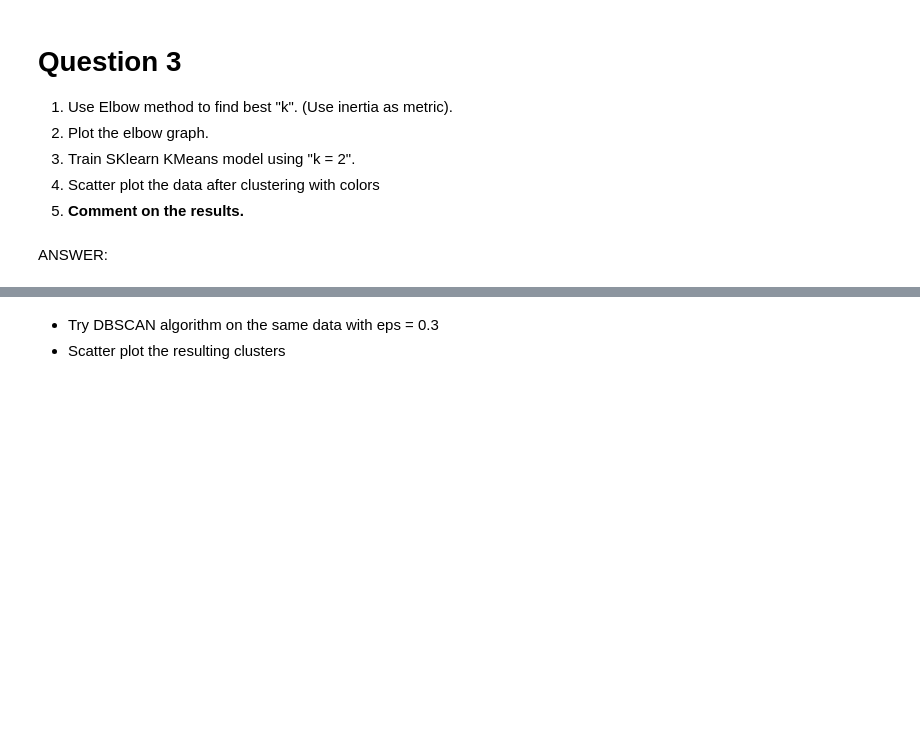
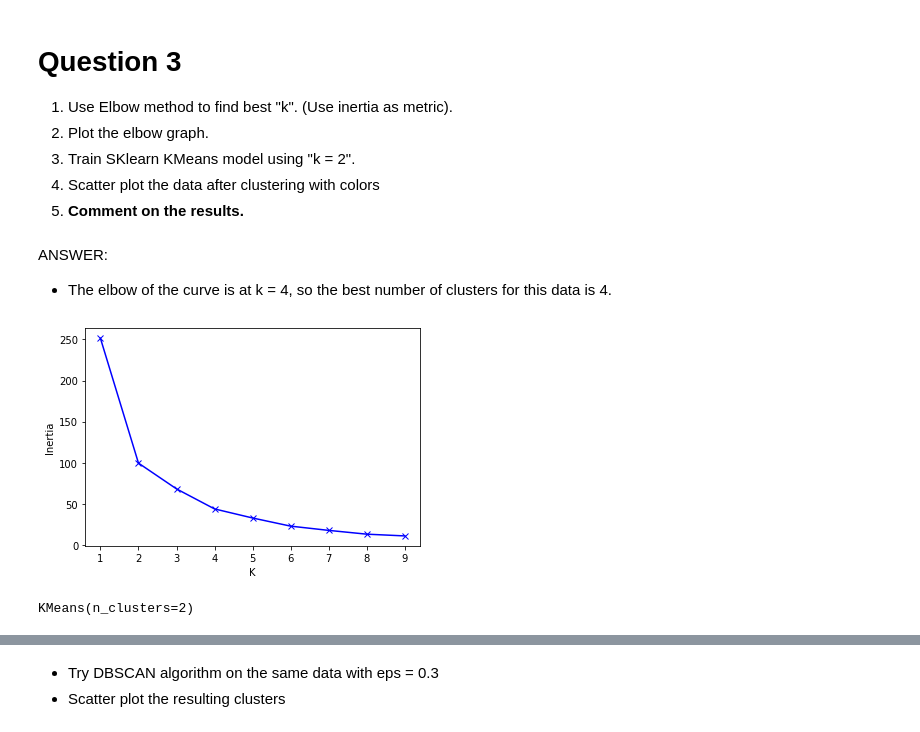
Before and after one commit to EHVB/AI-In-Medicine, a Jupyter notebook: Assignment5/Ehab Kamal - A5_K-means.ipynb, the cells around one changed output, grey strips where cells are left out. Cells and saved outputs as stored; diff of their text form; code cells hidden in the pictures; blank space fills up the shorter version.

```diff
--- a/Assignment5/Ehab Kamal - A5_K-means.ipynb
+++ b/Assignment5/Ehab Kamal - A5_K-means.ipynb
@@ -48,3 +59,22 @@ ANSWER:
 5. **Comment on the results.**
 # %% [markdown]
 ANSWER:
+- The elbow of the curve is at k = 4, so the best number of clusters for this data is 4.
+# %%
+inertias= []
+for k in range(1,10):
+    model = KMeans(n_clusters=k)
+    model.fit(X)
+
+    inertias.append(model.inertia_)
+# %%
+plt.plot(range(1,10),inertias,"bx-")
+plt.xlabel("K")
+plt.ylabel("Inertia");
+# %% [output]
+[figure, added]
+# %%
+kmeans_model = KMeans(n_clusters=2)
+kmeans_model.fit(X)
+# %% [output]
+KMeans(n_clusters=2)
```
Also changed, not shown: parts of 28 cells of this notebook, 1 other file.
